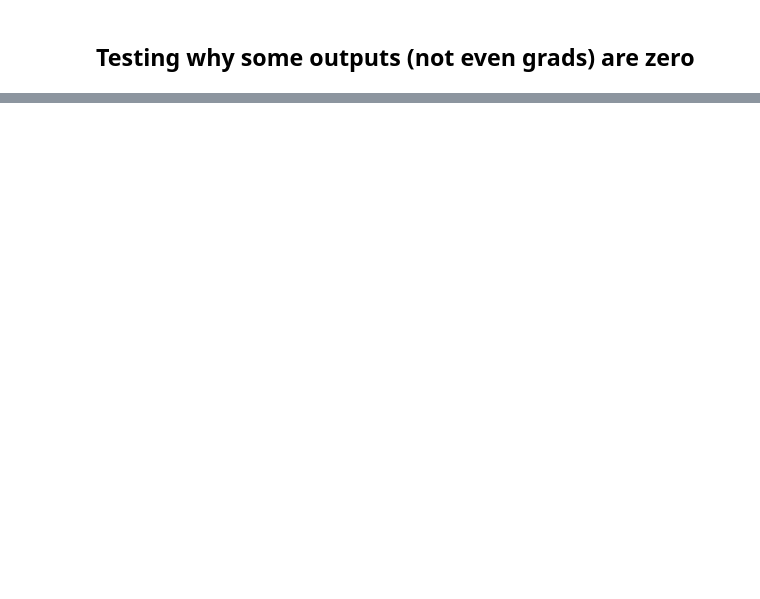
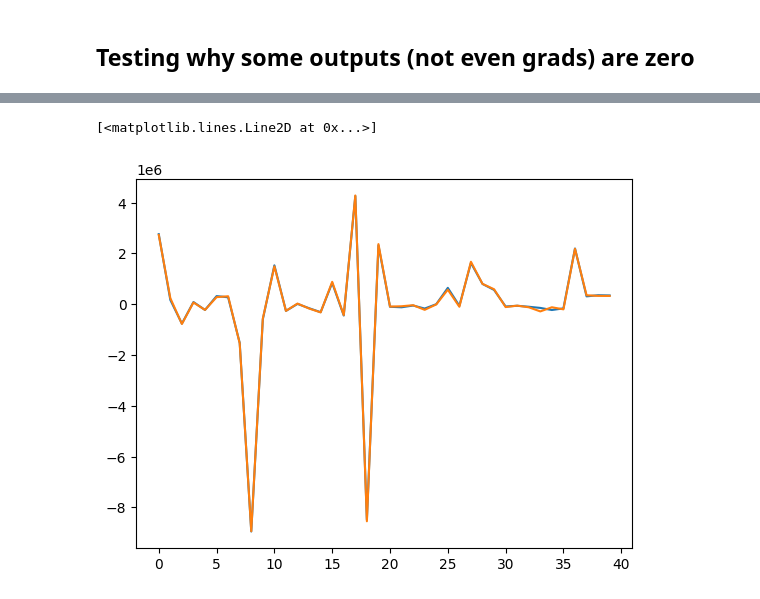
Before and after one commit to lankef/quadcoil_proto, a Jupyter notebook: example/quadcoil_single_stage_profile.ipynb, the cells around one changed output, grey strips where cells are left out. Drawn from its saved outputs; the diff is of its cells as text; code cells hidden in the pictures; blank space fills up the shorter version.

```diff
--- a/example/quadcoil_single_stage_profile.ipynb
+++ b/example/quadcoil_single_stage_profile.ipynb
@@ -812,0 +1015,31 @@ plt.ylabel('Optimal $f_B$ of the quadcoil problem')
+# %%
+quadcoil_sln = quadcoil_curvature_study(
+    # Dofs
+    plasma_dofs=plasma_dofs,
+
+    # Equilibrium and related parameters
+    Bnormal_plasma=Bnormal_plasma,
+    net_poloidal_current_amperes=net_poloidal_current_amperes, # G
+    net_toroidal_current_amperes=net_toroidal_current_amperes, # I
+
+    # Coil parameters
+    coil_plasma_distance=coil_plasma_distance,
+    max_K2=max_K2,
+    max_KK=max_KK,
+
+    # Numerical parameters
+    nfp=nfp,
+    stellsym=stellsym,
+    mpol_plasma=mpol_plasma,
+    ntor_plasma=ntor_plasma,
+    quadpoints_phi_plasma=quadpoints_phi_plasma,
+    quadpoints_theta_plasma=quadpoints_theta_plasma,
+    tol_outer=1e-7,
+    tol_inner=1e-7,
+    mpol_winding=mpol_winding,
+    ntor_winding=ntor_winding,
+    mpol_cp=mpol_cp,
+    ntor_cp=ntor_cp,
+    n_phi_eval_default=n_phi_winding, # Was 32
+    n_theta_eval_default=n_theta_winding, # Was 32
+)[1]
@@ -812,0 +1061,6 @@ plt.ylabel('Optimal $f_B$ of the quadcoil problem')
+# %%
+plt.plot(mosek_sln)
+plt.plot(quadcoil_sln)
+# %% [output]
+[<matplotlib.lines.Line2D at 0x...>]
+[figure, added]
```
Also changed, not shown: parts of 14 cells of this notebook, 2 other files.
